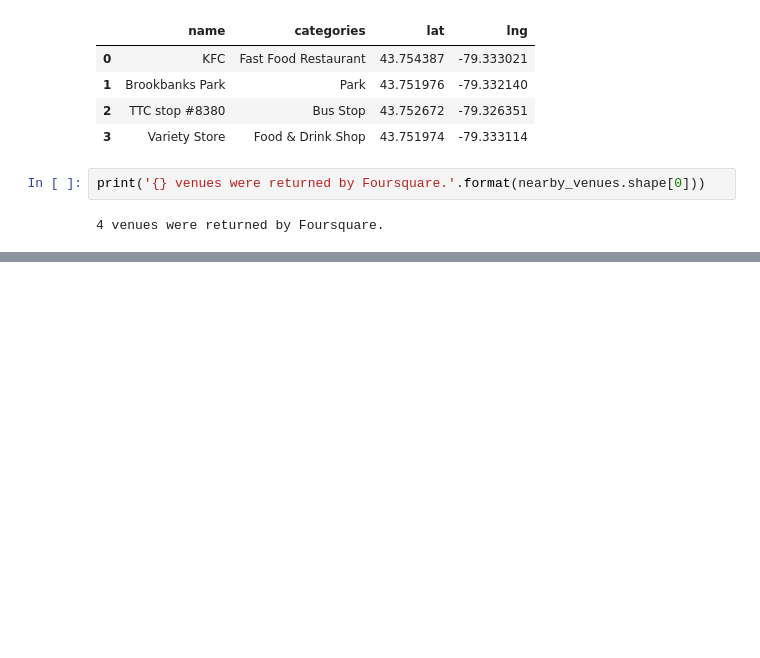
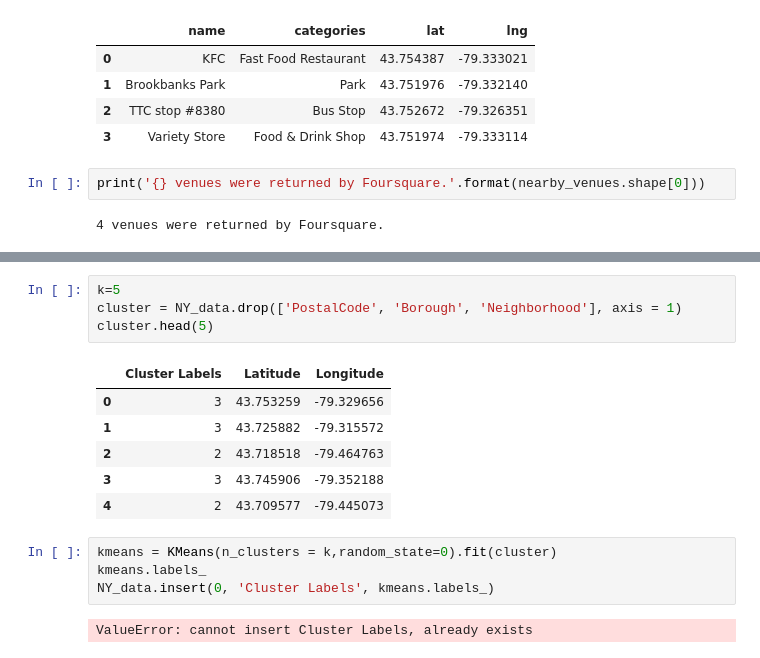
Before and after one commit to thatjosh/IBM-Data-Science-Capstone-Project, a Jupyter notebook: Week 3.ipynb, the cells around one changed output, grey strips where cells are left out. Saved outputs shown, nothing was run; the diff lists cells and outputs as text; blank space fills up the shorter version.

```diff
--- a/Week 3.ipynb
+++ b/Week 3.ipynb
@@ -387,0 +408,17 @@ print('{} venues were returned by Foursquare.'.format(nearby_venues.shape[0]))
+# %%
+k=5
+cluster = NY_data.drop(['PostalCode', 'Borough', 'Neighborhood'], axis = 1)
+cluster.head(5)
+# %% [output]
+|  | Cluster Labels | Latitude | Longitude |
+| 0 | 3 | 43.753259 | -79.329656 |
+| 1 | 3 | 43.725882 | -79.315572 |
+| 2 | 2 | 43.718518 | -79.464763 |
+| 3 | 3 | 43.745906 | -79.352188 |
+| 4 | 2 | 43.709577 | -79.445073 |
+# %%
+kmeans = KMeans(n_clusters = k,random_state=0).fit(cluster)
+kmeans.labels_
+NY_data.insert(0, 'Cluster Labels', kmeans.labels_)
+# %% [output]
+ValueError: cannot insert Cluster Labels, already exists
```
Also changed, not shown: parts of 14 cells of this notebook.
